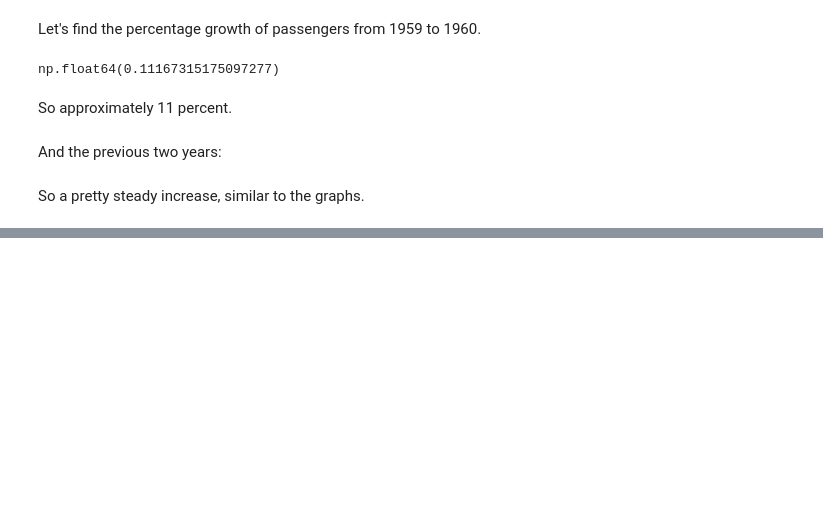
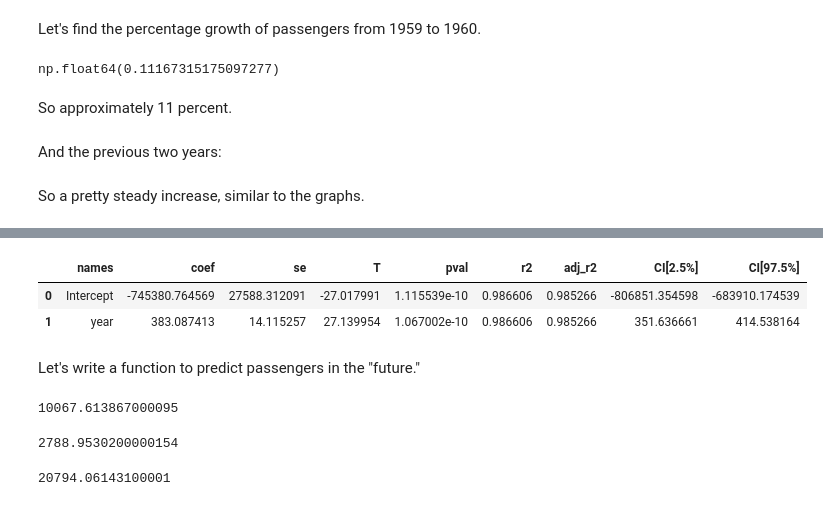
Before and after one commit to ddelony/stats, a Jupyter notebook: flights.ipynb, the cells around one changed output, grey strips where cells are left out. Drawn from its saved outputs; the diff is of its cells as text; code cells hidden in the pictures; blank space fills up the shorter version.

```diff
--- a/flights.ipynb
+++ b/flights.ipynb
@@ -65,0 +84,8 @@ So a pretty steady increase, similar to the graphs.
+# %%
+pg.linear_regression(passenger_year["year"],passenger_year["passengers"])
+# %% [output]
+|  | names | coef | se | T | pval | r2 | adj_r2 | CI[2.5%] | CI[97.5%] |
+| 0 | Intercept | -745380.764569 | 27588.312091 | -27.017991 | 1.115539e-10 | 0.986606 | 0.985266 | -806851.354598 | -683910.174539 |
+| 1 | year | 383.087413 | 14.115257 | 27.139954 | 1.067002e-10 | 0.986606 | 0.985266 | 351.636661 | 414.538164 |
+# %% [markdown]
+Let's write a function to predict passengers in the "future."
@@ -65,0 +95,12 @@ So a pretty steady increase, similar to the graphs.
+# %%
+passengers(1972)
+# %% [output]
+10067.613867000095
+# %%
+passengers(1953)
+# %% [output]
+2788.9530200000154
+# %%
+passengers(2000)
+# %% [output]
+20794.06143100001
```
Also changed, not shown: parts of 13 cells of this notebook.
